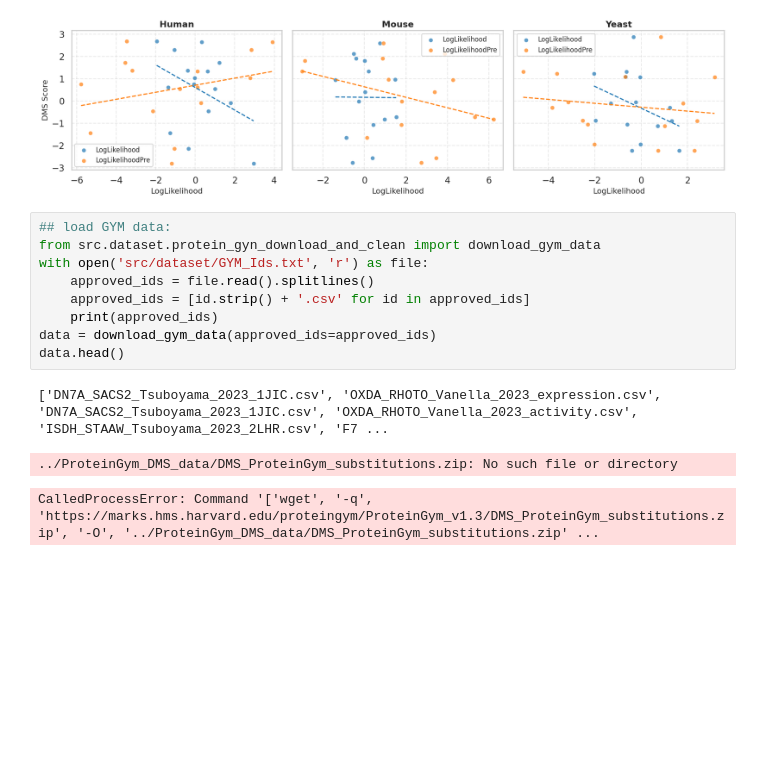
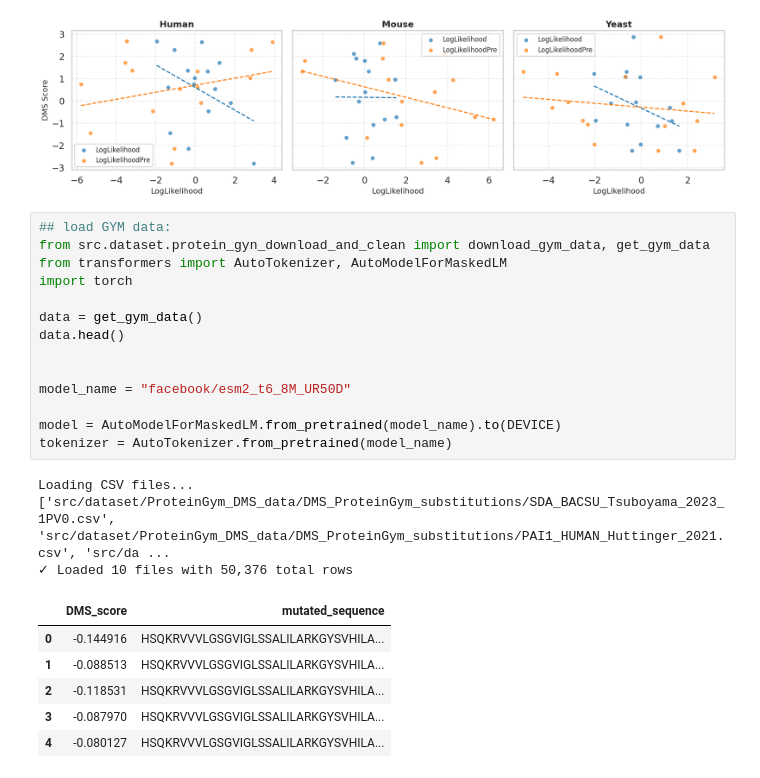
Before and after one commit to zoo-tranform-foundation-models/ZooTransform, a Jupyter notebook: validations.ipynb, the cells around one changed output. Saved outputs shown, nothing was run; the diff lists cells and outputs as text; blank space fills up the shorter version.

```diff
--- a/validations.ipynb
+++ b/validations.ipynb
@@ -38,14 +38,25 @@ plot_loglikelihood_vs_dmscore(df)
 [figure]
 # %%
 ## load GYM data:
-from src.dataset.protein_gyn_download_and_clean import download_gym_data
-with open('src/dataset/GYM_Ids.txt', 'r') as file:
-    approved_ids = file.read().splitlines()
-    approved_ids = [id.strip() + '.csv' for id in approved_ids]
-    print(approved_ids)
-data = download_gym_data(approved_ids=approved_ids)
+from src.dataset.protein_gyn_download_and_clean import download_gym_data, get_gym_data
+from transformers import AutoTokenizer, AutoModelForMaskedLM
+import torch
+
+data = get_gym_data()
 data.head()
+
+
+model_name = "facebook/esm2_t6_8M_UR50D"
+
+model = AutoModelForMaskedLM.from_pretrained(model_name).to(DEVICE)
+tokenizer = AutoTokenizer.from_pretrained(model_name)
 # %% [output]
-['DN7A_SACS2_Tsuboyama_2023_1JIC.csv', 'OXDA_RHOTO_Vanella_2023_expression.csv', 'DN7A_SACS2_Tsuboyama_2023_1JIC.csv', 'OXDA_RHOTO_Vanella_2023_activity.csv', 'ISDH_STAAW_Tsuboyama_2023_2LHR.csv', 'F7 ...
+Loading CSV files...
+['src/dataset/ProteinGym_DMS_data/DMS_ProteinGym_substitutions/SDA_BACSU_Tsuboyama_2023_1PV0.csv', 'src/dataset/ProteinGym_DMS_data/DMS_ProteinGym_substitutions/PAI1_HUMAN_Huttinger_2021.csv', 'src/da ...
+✓ Loaded 10 files with 50,376 total rows
-../ProteinGym_DMS_data/DMS_ProteinGym_substitutions.zip: No such file or directory
-CalledProcessError: Command '['wget', '-q', 'https://marks.hms.harvard.edu/proteingym/ProteinGym_v1.3/DMS_ProteinGym_substitutions.zip', '-O', '../ProteinGym_DMS_data/DMS_ProteinGym_substitutions.zip' ...
+|  | DMS_score | mutated_sequence |
+| 0 | -0.144916 | HSQKRVVVLGSGVIGLSSALILARKGYSVHILA... |
+| 1 | -0.088513 | HSQKRVVVLGSGVIGLSSALILARKGYSVHILA... |
+| 2 | -0.118531 | HSQKRVVVLGSGVIGLSSALILARKGYSVHILA... |
+| 3 | -0.087970 | HSQKRVVVLGSGVIGLSSALILARKGYSVHILA... |
+| 4 | -0.080127 | HSQKRVVVLGSGVIGLSSALILARKGYSVHILA... |
```
Also changed, not shown: parts of 5 cells of this notebook.
